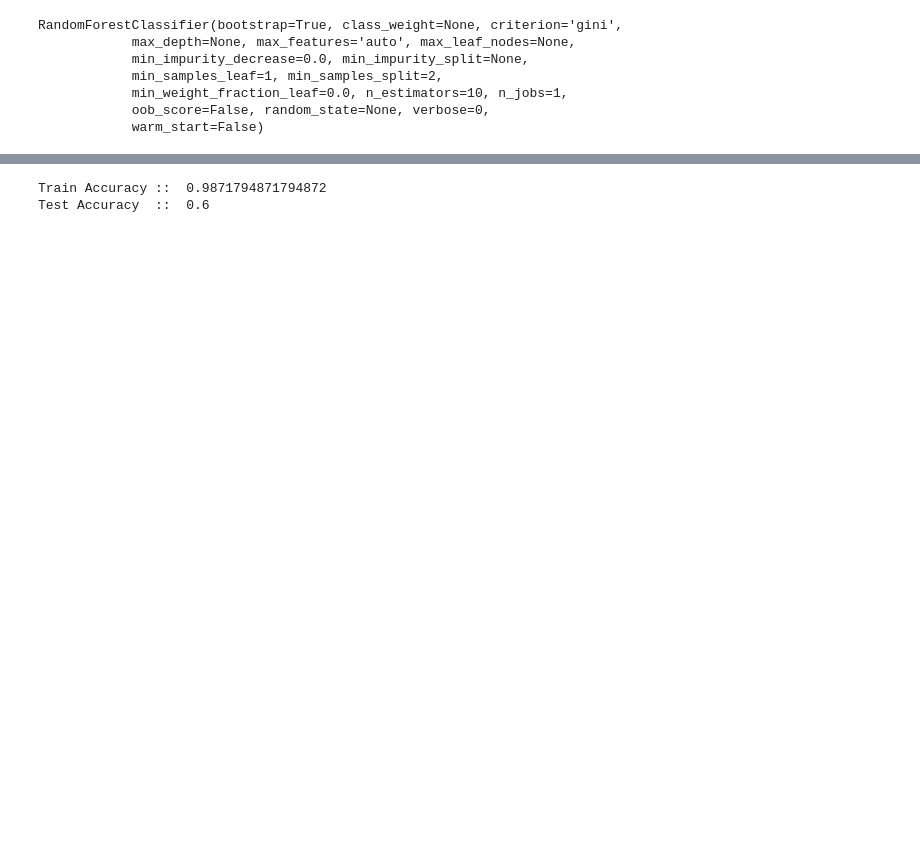
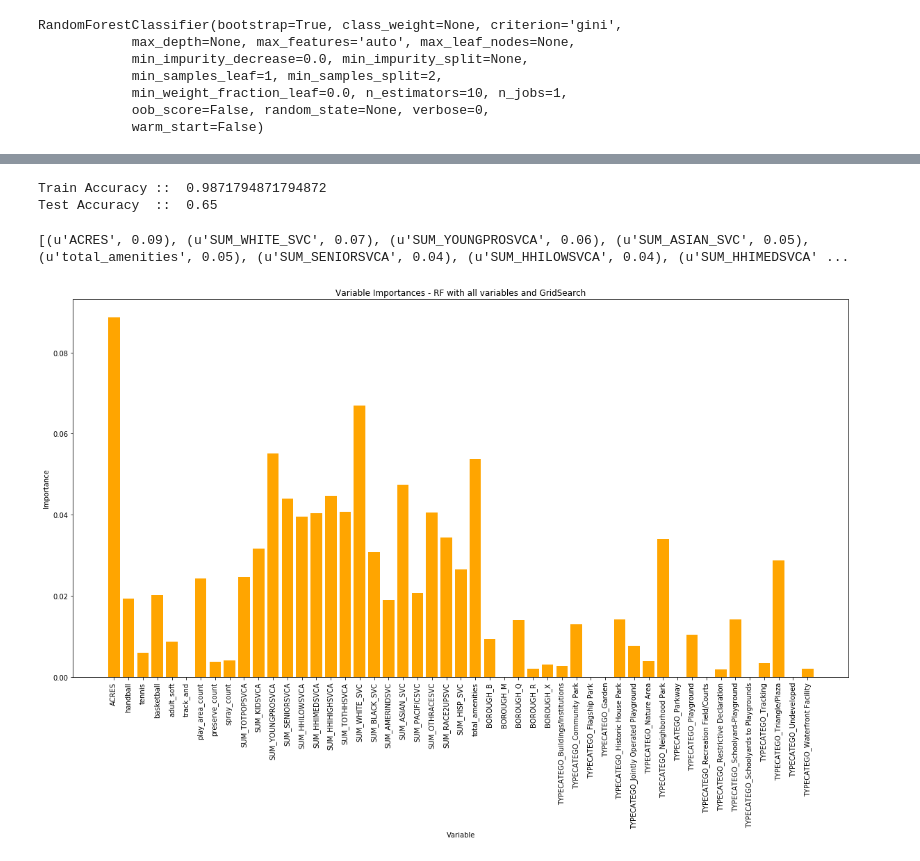
Before and after one commit to edolfi/springboard_datascience, a Jupyter notebook: Capstone/codes/NYC_ParkVisitationPrediction.ipynb, the cells around one changed output, grey strips where cells are left out. Saved outputs shown, nothing was run; the diff lists cells and outputs as text; code cells hidden in the pictures; blank space fills up the shorter version.

```diff
--- a/Capstone/codes/NYC_ParkVisitationPrediction.ipynb
+++ b/Capstone/codes/NYC_ParkVisitationPrediction.ipynb
@@ -142,5 +205,5 @@ grid_search.best_params_
 # %%
-rf = RandomForestClassifier(n_estimators=19)
+rf = RandomForestClassifier(n_estimators=17)
 # Train the model on training data
 rf.fit(train_X, train_y)
 
@@ -150,4 +213,23 @@ print "Train Accuracy :: ", accuracy_score(train_y, rf.predict(train_X))
 print "Test Accuracy  :: ", accuracy_score(test_y, predict_test)
 # %% [output]
 Train Accuracy ::  0.9871794871794872
-Test Accuracy  ::  0.6
+Test Accuracy  ::  0.65
+# %%
+importances = list(rf.feature_importances_)
+
+feature_list = list(X.columns)
+feature_importances = [(feature, round(importance, 2)) for feature, importance in zip(feature_list, importances)]
+print(sorted(feature_importances, key = lambda x: x[1], reverse=True))
+
+plt.figure(figsize=(20,10))
+
+x_values = list(range(len(importances)))
+# Make a bar chart
+plt.bar(x_values, importances, orientation = 'vertical', color = 'orange')
+# Tick labels for x axis
+plt.xticks(x_values, feature_list, rotation=90)
+# Axis labels and title
+plt.ylabel('Importance'); plt.xlabel('Variable'); plt.title('Variable Importances - RF with all variables and GridSearch');
+# %% [output]
+[(u'ACRES', 0.09), (u'SUM_WHITE_SVC', 0.07), (u'SUM_YOUNGPROSVCA', 0.06), (u'SUM_ASIAN_SVC', 0.05), (u'total_amenities', 0.05), (u'SUM_SENIORSVCA', 0.04), (u'SUM_HHILOWSVCA', 0.04), (u'SUM_HHIMEDSVCA' ...
+[figure, added]
```
Also changed, not shown: parts of 33 cells of this notebook, 1 other file.
